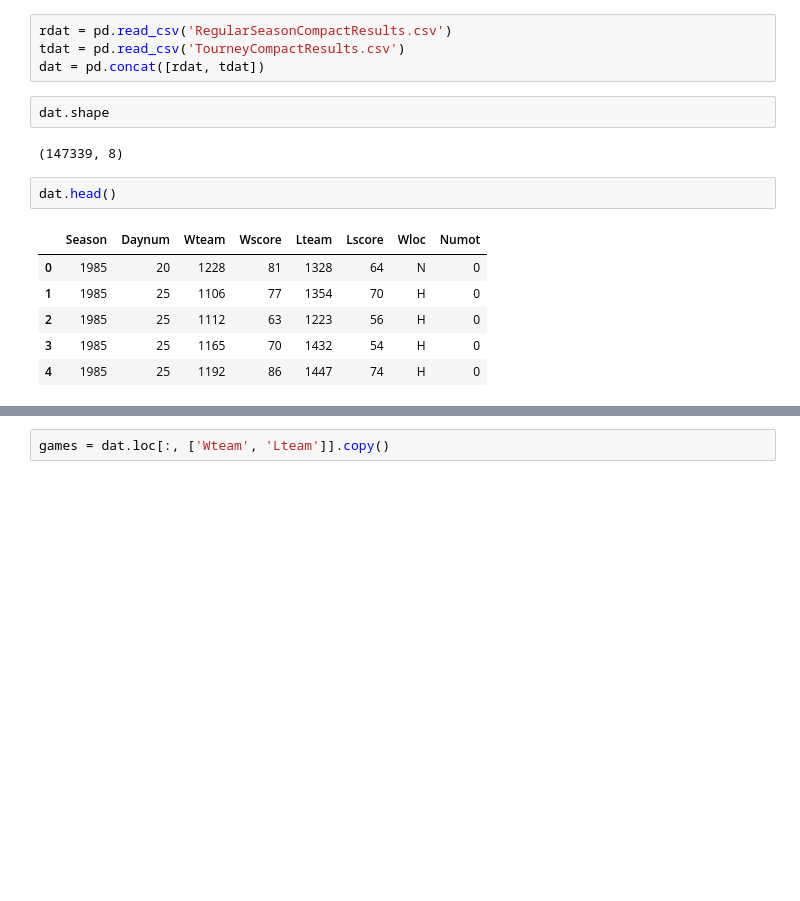
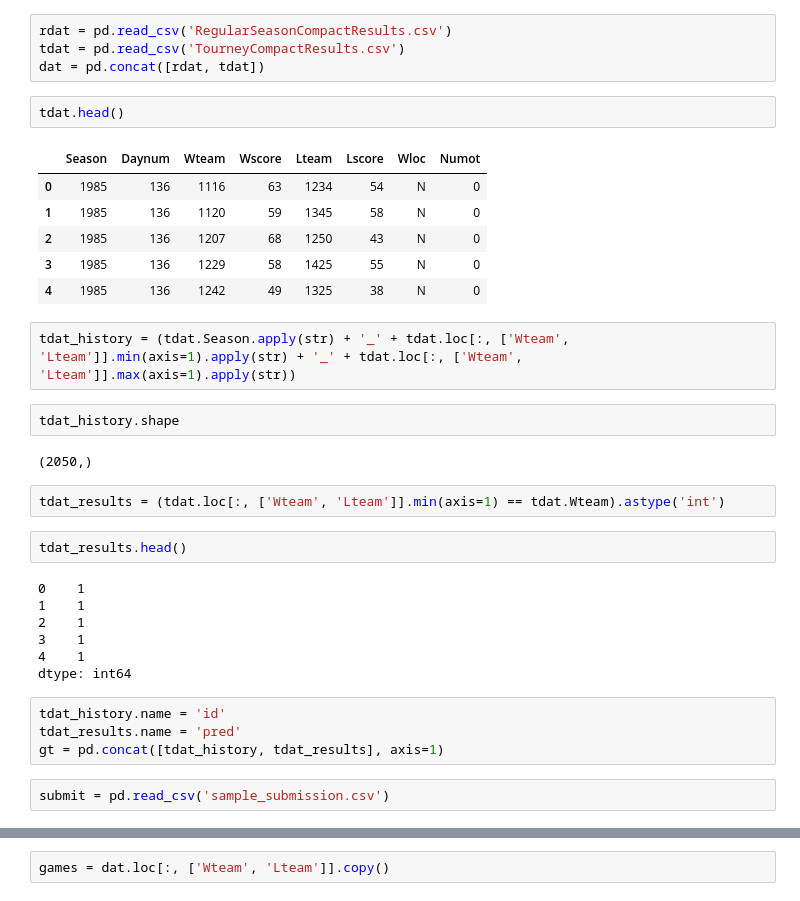
Before and after one commit to emmygold1/kaggle_proj, a Jupyter notebook: basketball/win_lose.ipynb, the cells around one changed output, grey strips where cells are left out. Drawn from its saved outputs; the diff is of its cells as text; blank space fills up the shorter version.

```diff
--- a/basketball/win_lose.ipynb
+++ b/basketball/win_lose.ipynb
@@ -8,16 +8,35 @@ import seaborn as sb
 rdat = pd.read_csv('RegularSeasonCompactResults.csv')
 tdat = pd.read_csv('TourneyCompactResults.csv')
 dat = pd.concat([rdat, tdat])
+# %%
+tdat.head()
+# %% [output]
+|  | Season | Daynum | Wteam | Wscore | Lteam | Lscore | Wloc | Numot |
+| 0 | 1985 | 136 | 1116 | 63 | 1234 | 54 | N | 0 |
+| 1 | 1985 | 136 | 1120 | 59 | 1345 | 58 | N | 0 |
+| 2 | 1985 | 136 | 1207 | 68 | 1250 | 43 | N | 0 |
+| 3 | 1985 | 136 | 1229 | 58 | 1425 | 55 | N | 0 |
+| 4 | 1985 | 136 | 1242 | 49 | 1325 | 38 | N | 0 |
+# %%
+tdat_history = (tdat.Season.apply(str) + '_' + tdat.loc[:, ['Wteam', 'Lteam']].min(axis=1).apply(str) + '_' + tdat.loc[:, ['Wteam', 'Lteam']].max(axis=1).apply(str))
 # %%
-dat.shape
+tdat_history.shape
 # %% [output]
-(147339, 8)
+(2050,)
+# %%
+tdat_results = (tdat.loc[:, ['Wteam', 'Lteam']].min(axis=1) == tdat.Wteam).astype('int')
 # %%
-dat.head()
+tdat_results.head()
 # %% [output]
-|  | Season | Daynum | Wteam | Wscore | Lteam | Lscore | Wloc | Numot |
-| 0 | 1985 | 20 | 1228 | 81 | 1328 | 64 | N | 0 |
-| 1 | 1985 | 25 | 1106 | 77 | 1354 | 70 | H | 0 |
-| 2 | 1985 | 25 | 1112 | 63 | 1223 | 56 | H | 0 |
-| 3 | 1985 | 25 | 1165 | 70 | 1432 | 54 | H | 0 |
-| 4 | 1985 | 25 | 1192 | 86 | 1447 | 74 | H | 0 |
+0    1
+1    1
+2    1
+3    1
+4    1
+dtype: int64
+# %%
+tdat_history.name = 'id'
+tdat_results.name = 'pred'
+gt = pd.concat([tdat_history, tdat_results], axis=1)
+# %%
+submit = pd.read_csv('sample_submission.csv')
```
Also changed, not shown: parts of 20 cells of this notebook, 1 other file.
